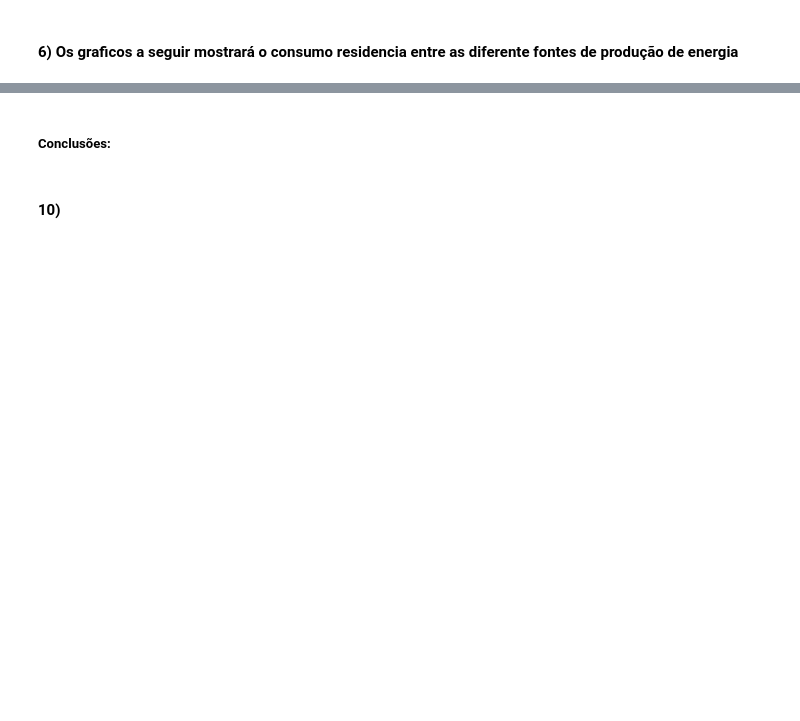
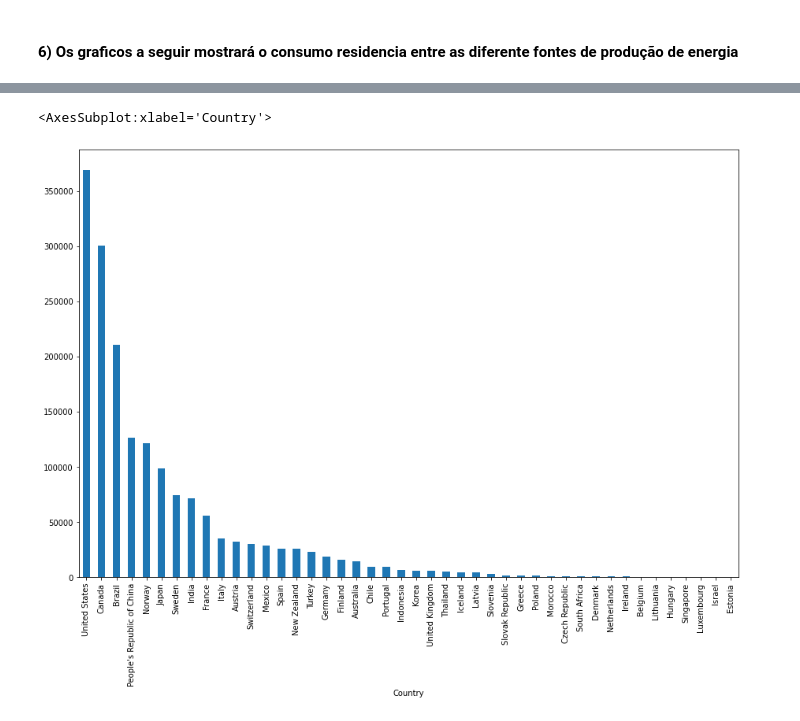
Before and after one commit to VitorHugoOli/Analise_Dados_Energetico, a Jupyter notebook: src/Analise_IEA.ipynb, the cells around one changed output, grey strips where cells are left out. Saved outputs shown, nothing was run; the diff lists cells and outputs as text; code cells hidden in the pictures; blank space fills up the shorter version.

```diff
--- a/src/Analise_IEA.ipynb
+++ b/src/Analise_IEA.ipynb
@@ -299,11 +444,9 @@ eletricity_output_br.transpose().sum().plot.bar()
 # %%
-#maiores produtores de energias renovaveis desde 1990
-eletricity_output_renew = eletricity_output.xs('Renewable sources',level='Product')
-eletricity_output_renew.filter(items=countries, axis=0).transpose().sum().sort_values(ascending = False).plot.bar(figsize=(15,10))
+#maiores produtores em 1990
+eletricity_output_renew.filter(items=countries, axis=0)[1990].transpose().sort_values(ascending = False).plot.bar(figsize=(15,10))
+# %% [output]
+<AxesSubplot:xlabel='Country'>
+[figure, added]
-# %% [markdown]
-##### Conclusões:
-# %% [markdown]
-#### 10)
 # %%
 #maiores produtores em 2018
 eletricity_output_renew.filter(items=countries, axis=0)[2018].transpose().sort_values(ascending = False).plot.bar(figsize=(15,10))
```
Also changed, not shown: parts of 94 cells of this notebook, 13 other files.
